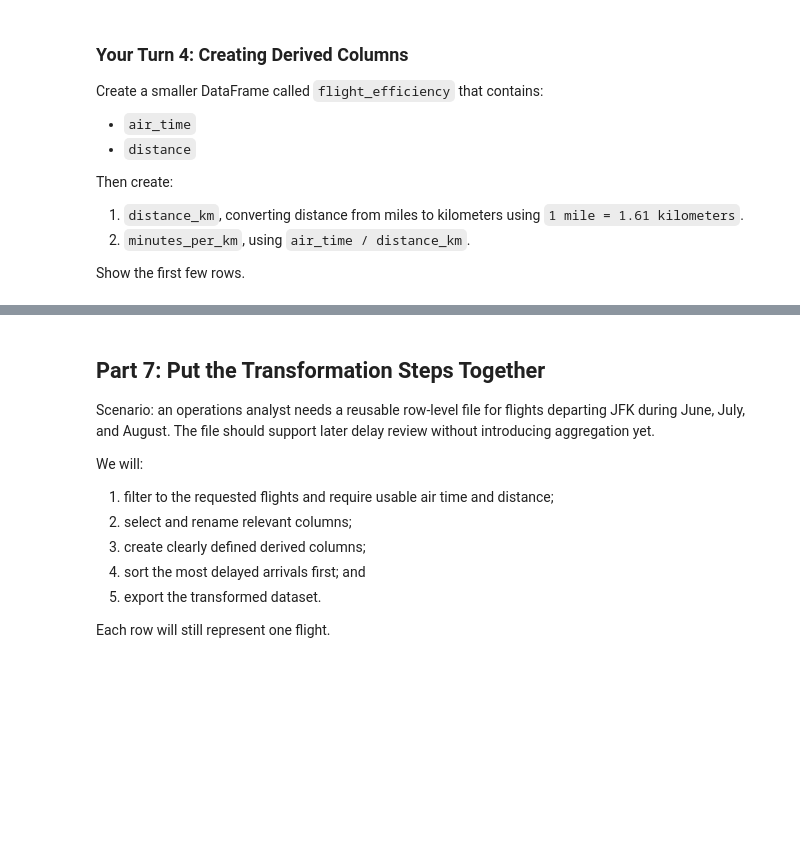
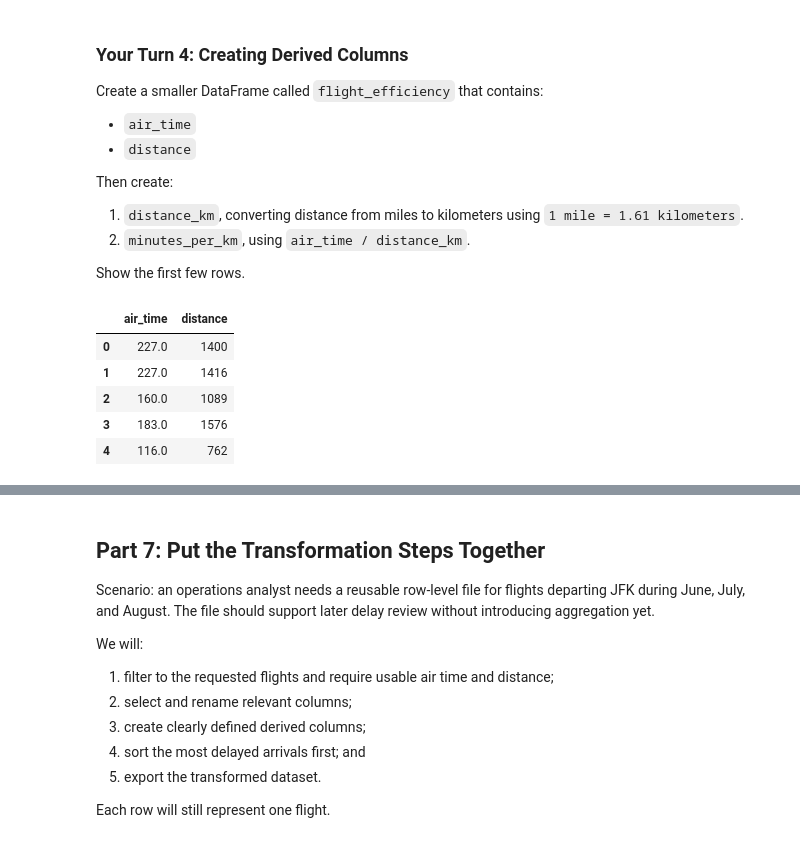
Before and after one commit to rubenruiz-gif/ban6003-week5-6-rubenruiz, a Jupyter notebook: notebooks/module5_basic_transformation_guided_lab.ipynb, the cells around one changed output, grey strips where cells are left out. Cells and saved outputs as stored; diff of their text form; code cells hidden in the pictures; blank space fills up the shorter version.

```diff
--- a/notebooks/module5_basic_transformation_guided_lab.ipynb
+++ b/notebooks/module5_basic_transformation_guided_lab.ipynb
@@ -583,6 +610,16 @@ Show the first few rows.
 # %%
 # Create flight_efficiency with air_time and distance
 # Your code here
+flight_efficiency = flights[["air_time", "distance"]].copy()
+
+flight_efficiency.head()
+# %% [output]
+|  | air_time | distance |
+| 0 | 227.0 | 1400 |
+| 1 | 227.0 | 1416 |
+| 2 | 160.0 | 1089 |
+| 3 | 183.0 | 1576 |
+| 4 | 116.0 | 762 |
 # %%
 # Add distance_km
 # Your code here
```
Also changed, not shown: parts of 7 cells of this notebook.
